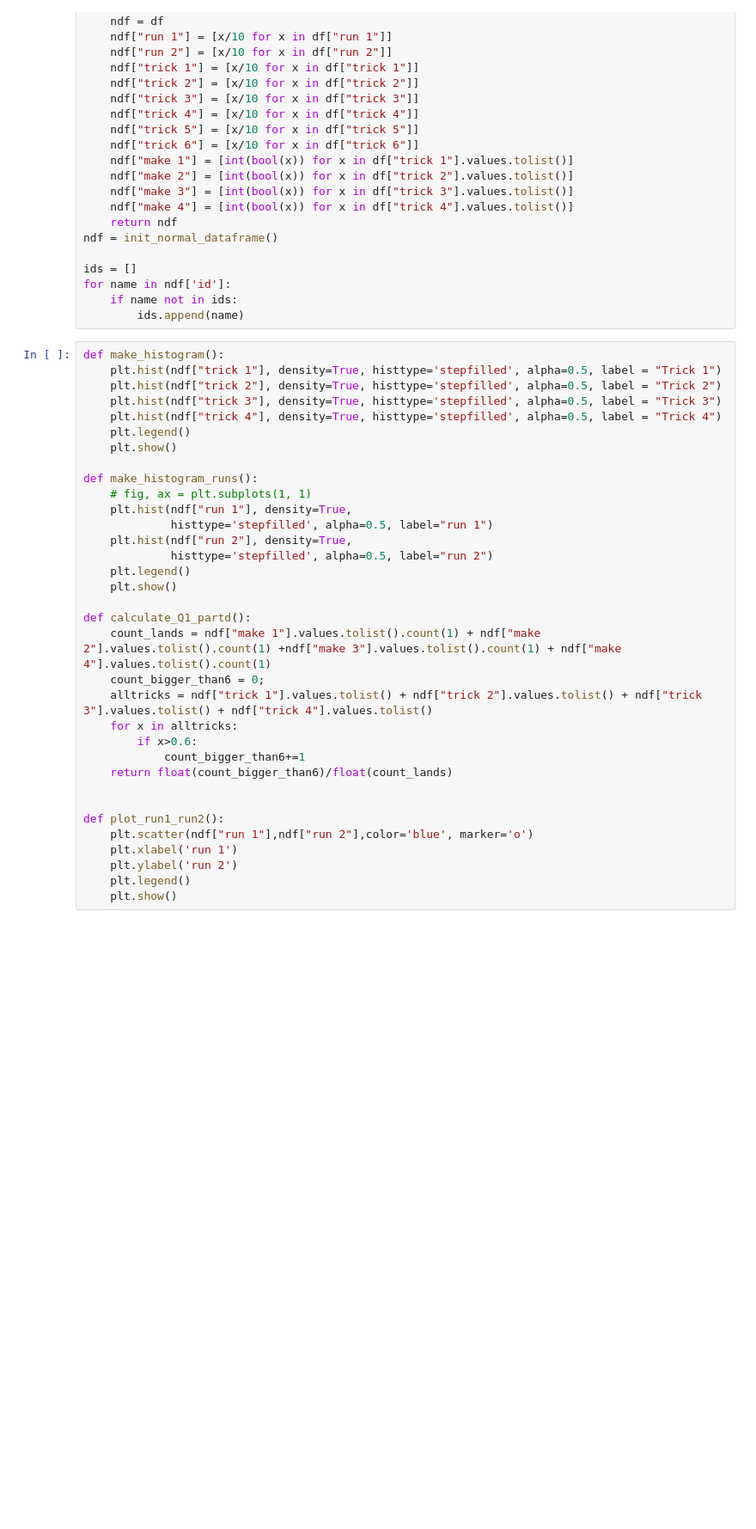
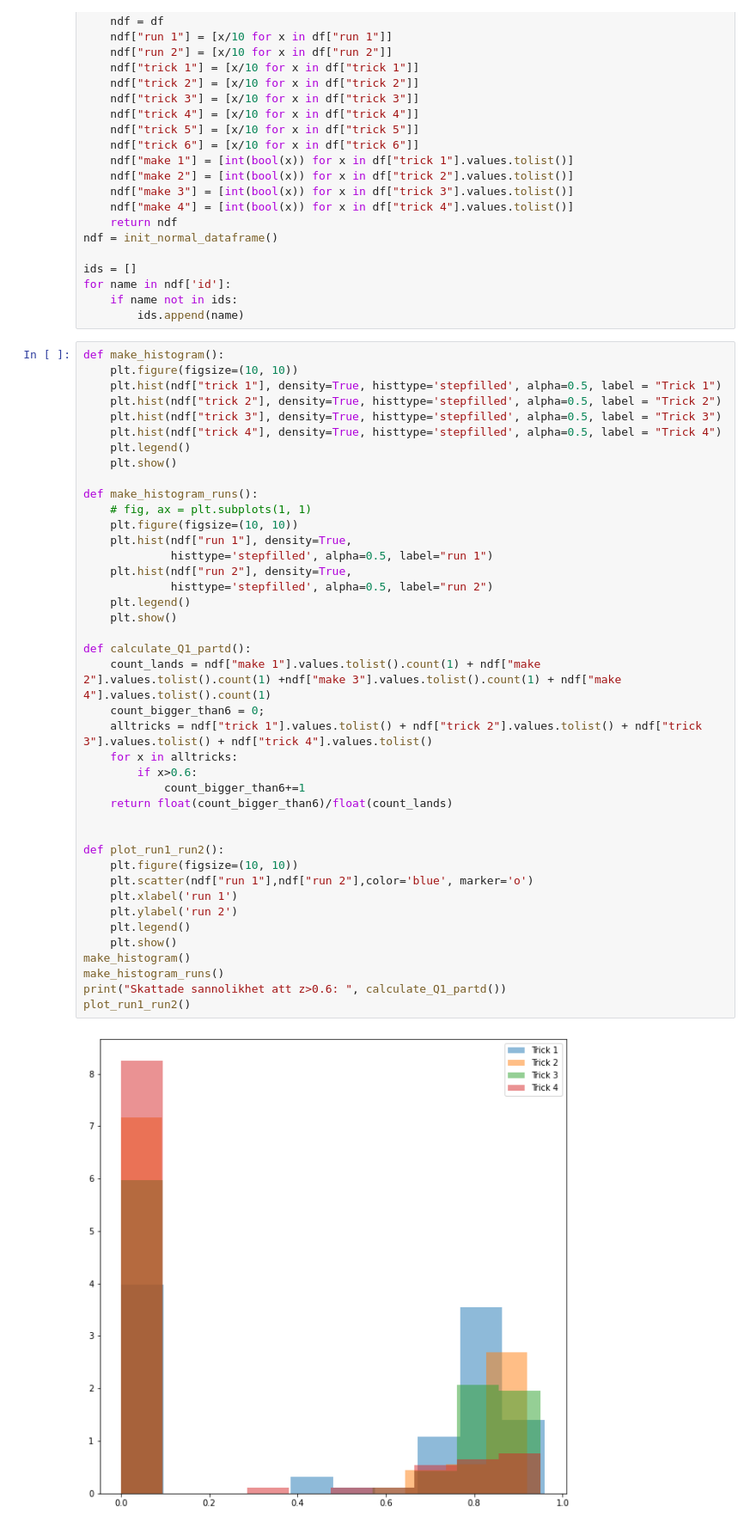
Before and after one commit to Idomathstuff/kth_folder, a Jupyter notebook: kth_scripts/projekt_statlearn/report.ipynb, the cells around one changed output. Shown at 86% size. Saved outputs shown, nothing was run; the diff lists cells and outputs as text; blank space fills up the shorter version.

```diff
--- a/kth_scripts/projekt_statlearn/report.ipynb
+++ b/kth_scripts/projekt_statlearn/report.ipynb
@@ -44,35 +44,44 @@ for name in ndf['id']:
         ids.append(name)
 # %%
 def make_histogram():
+    plt.figure(figsize=(10, 10))
     plt.hist(ndf["trick 1"], density=True, histtype='stepfilled', alpha=0.5, label = "Trick 1")
     plt.hist(ndf["trick 2"], density=True, histtype='stepfilled', alpha=0.5, label = "Trick 2")
     plt.hist(ndf["trick 3"], density=True, histtype='stepfilled', alpha=0.5, label = "Trick 3")
     plt.hist(ndf["trick 4"], density=True, histtype='stepfilled', alpha=0.5, label = "Trick 4")
     plt.legend()
     plt.show()
 
 def make_histogram_runs():
     # fig, ax = plt.subplots(1, 1)
+    plt.figure(figsize=(10, 10))
     plt.hist(ndf["run 1"], density=True,
              histtype='stepfilled', alpha=0.5, label="run 1")
     plt.hist(ndf["run 2"], density=True,
              histtype='stepfilled', alpha=0.5, label="run 2")
     plt.legend()
     plt.show()
 
 def calculate_Q1_partd():
     count_lands = ndf["make 1"].values.tolist().count(1) + ndf["make 2"].values.tolist().count(1) +ndf["make 3"].values.tolist().count(1) + ndf["make 4"].values.tolist().count(1)
     count_bigger_than6 = 0;
     alltricks = ndf["trick 1"].values.tolist() + ndf["trick 2"].values.tolist() + ndf["trick 3"].values.tolist() + ndf["trick 4"].values.tolist()
     for x in alltricks:
         if x>0.6:
             count_bigger_than6+=1
     return float(count_bigger_than6)/float(count_lands)
 
 
 def plot_run1_run2():
+    plt.figure(figsize=(10, 10))
     plt.scatter(ndf["run 1"],ndf["run 2"],color='blue', marker='o')
     plt.xlabel('run 1')
     plt.ylabel('run 2')
     plt.legend()
     plt.show()
+make_histogram()
+make_histogram_runs()
+print("Skattade sannolikhet att z>0.6: ", calculate_Q1_partd())
+plot_run1_run2()
+# %% [output]
+[figure, added]
```
Also changed, not shown: parts of 38 cells of this notebook, 14 other files.
